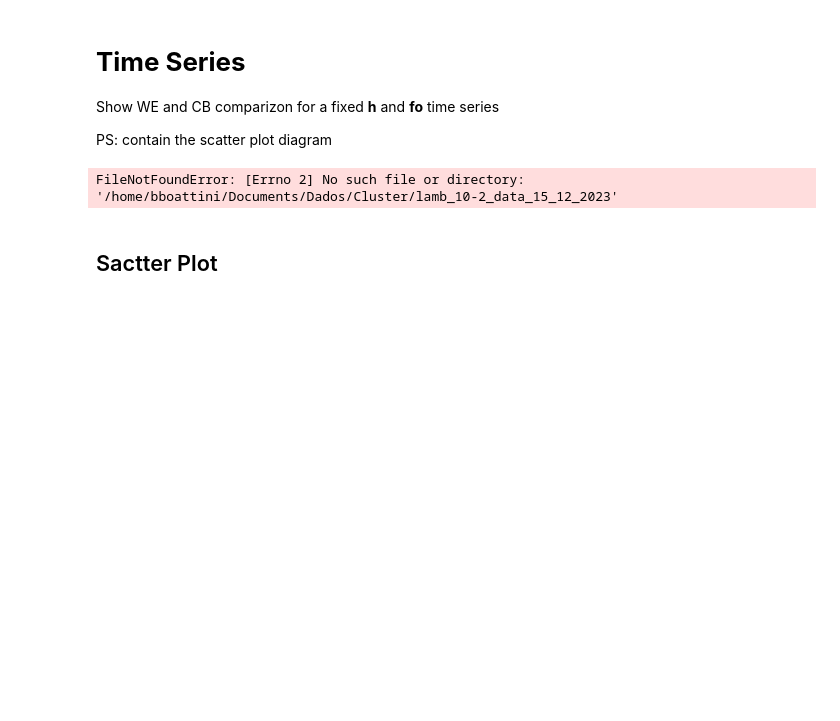
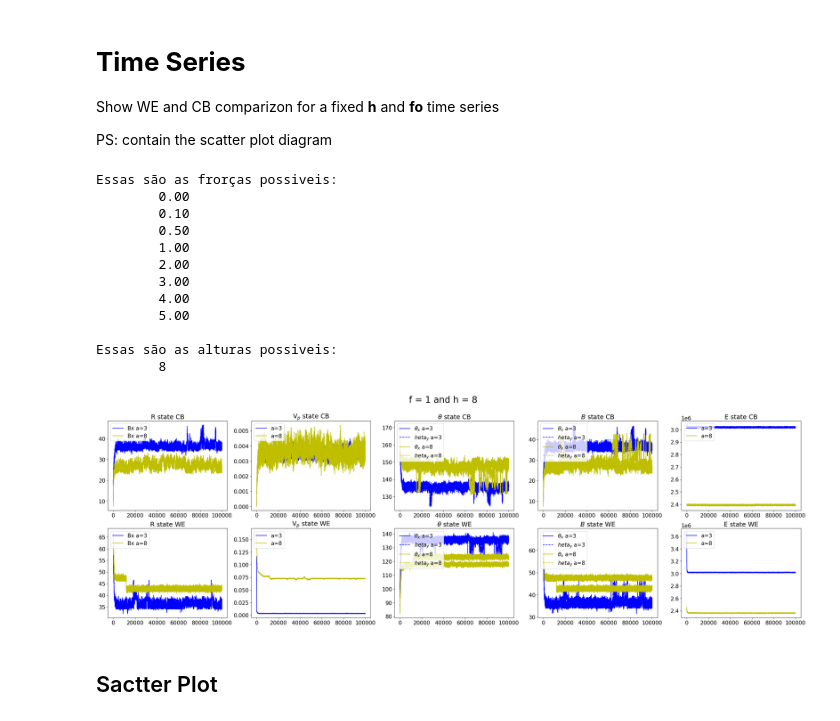
Before and after one commit to bboattini/active_drop_C, a Jupyter notebook: data_processings.ipynb, the cells around one changed output. Cells and saved outputs as stored; diff of their text form; code cells hidden in the pictures; blank space fills up the shorter version.

```diff
--- a/data_processings.ipynb
+++ b/data_processings.ipynb
@@ -7,7 +7,7 @@ import numpy as np
 import pandas as pd
 
 path = '/home/bboattini/Documents/active_drop_potts_C'
-path = '/home/bernardo/Documentos/ACTIVE_WETTING/active_drop_potts_C'
+path = str(os.getcwd())
 items = os.listdir(path)
 
 def a_from_file (File):
@@ -82,13 +82,11 @@ def extract_parameters(conf_file):
 
 Function that tests the new Center of Mass measure using the configuration file
 # %%
-path = '/home/bernardo/Documentos/ACTIVE_WETTING/active_drop_potts_C'
-
 measures = file_crawler(path)['measures'][0]
 t, V, Vw, Vo, E, bxw, byw, bxo,byo, rxw, ryw, rxo, ryo, txw, tyw,txo, tyo, npxw,npyw, npxo,npyo, vbw, vbo, vrw,vro, pw, po, fw, fo, vpw, vpo, xm_CM, ym_CM, zm_CM = np.loadtxt(measures, unpack=True)
 print(measures)
 # concertar
-'''for f in file_crawler(path)['config']:
+for f in file_crawler(path)['config']:
     l = 240
     interface = pd.DataFrame()
     site, spin = np.loadtxt(f, skiprows = 21, unpack=True)
@@ -119,7 +117,7 @@ print(measures)
     # Check if there are remaining values after the loop
     if x_values and y_values:
         x_CM.append(np.mean(x_values))
-        y_CM.append(np.mean(y_values))'''
+        y_CM.append(np.mean(y_values))
 
 # Plot xm_CM over time
 plt.plot(t, xm_CM, 'r-', label='x medida')
@@ -292,0 +282,3 @@ The same plot but organizing the legends
+# %%
+plt.rcParams['text.usetex'] = True
+print(r'MSD^1/2')
@@ -373,7 +378,7 @@ Show WE and CB comparizon for a fixed **h** and **fo** time series
 
 PS: contain the scatter plot diagram
 # %%
-file_dict = file_crawler('/home/bboattini/Documents/Dados/Cluster/lamb_10-2_data_15_12_2023')['measures']
+file_dict = file_crawler(path)['measures']
 #--------------------------------------------------------------------------------------
 #Escolha dos arquivos
 print("\nEssas são as frorças possiveis:")
@@ -399,7 +404,7 @@ j = 0
 #Inicia a figura
 fig = plt.figure(figsize=(35,10))
 h = h_from_file(files_to_read[0])
-force = files_to_read[0].split("_")[32].replace(".dsf", "")
+force = fo_from_file(files_to_read[0])
 fig.suptitle('f = '+ force + ' and h = ' + str(h), fontsize=25)
 
 plt.rcParams['font.size'] = '15'
@@ -416,11 +421,11 @@ for f in files_to_read:
   state = state_from_file(f)
   N = 1
   if state == 'WE':
-    N = 5
+    N = 6
 
   a = a_from_file(f)
   #================================GEOMETRIA================================
-  plt.subplot(2,4,N)
+  plt.subplot(2,5,N)
   plt.plot(t ,bxw ,'-' ,c = colors[int(a)], label="Bx a="+str(a))
   #plt.plot(t ,byw ,'--' ,c = colors[int(a)], label="By Water a="+str(a))
   plt.legend(loc="upper left")
@@ -437,38 +442,56 @@ for f in files_to_read:
       Volume.append(round(np.mean(vbw[int(len(vbw)/2):]), 2))
       espaco.append(int(a))
       altura.append(int(h))
   #print()
   #================================VOLUME ABAIXO============================
-  plt.subplot(2,4,N+1)
+  plt.subplot(2,5,N+1)
   plt.plot(t ,vbw ,'-' ,c = colors[int(a)], label="a="+str(a))
   plt.legend(loc="upper left")
   plt.title(r'V$_{p}$ state '+str(state_from_file(f)))
   #================================ANGULO================================
-  plt.subplot(2,4,N+2)
+  plt.subplot(2,5,N+2)
   plt.plot(t ,txw ,'-' ,c = colors[int(a)], label=r"$\theta _x$ a="+str(a))
-  #plt.plot(t ,tyw ,'--' ,c = colors[int(a)], label="$\theta _y$ a="+str(a))
+  plt.plot(t ,tyw ,'--' ,c = colors[int(a)], label="$\theta _y$ a="+str(a))
   plt.legend(loc="upper left")
   plt.title(r'$\theta$ state ' + str(state_from_file(f)))
+  #================================BASE================================
+  plt.subplot(2,5,N+3)
+  plt.plot(t ,bxw ,'-' ,c = colors[int(a)], label=r"$\theta _x$ a="+str(a))
+  plt.plot(t ,byw ,'--' ,c = colors[int(a)], label="$\theta _y$ a="+str(a))
+  plt.legend(loc="upper left")
+  plt.title(r'$B$ state ' + str(state_from_file(f)))
   #================================ENERGIA================================
-  plt.subplot(2,4,N+3)
+  plt.subplot(2,5,N+4)
   plt.plot(t,E,c = colors[int(a)], label="a="+str(a))
   plt.legend(loc="upper left")
   plt.title(f'E state {state_from_file(f)}')
 
 
 #fig.savefig(f"force{lamb}.jpg", format='jpeg')
 fig.savefig(f"h_{lamb}_f{alpha}.jpg", format='jpeg')
 if log == 'CB' or log == 'WE':
   print("Angulo")
   print(f"A = {Angulo[:,3]}")
   print("Volume")
   print(f"Vp = {Volume}")
   print("Espaco")
   print(f"a = {espaco}")
   print("Altura")
   print(f"h = {altura}")
 # %% [output]
-FileNotFoundError: [Errno 2] No such file or directory: '/home/bboattini/Documents/Dados/Cluster/lamb_10-2_data_15_12_2023'
+Essas são as frorças possiveis:
+        0.00
+        0.10
+        0.50
+        1.00
+        2.00
+        3.00
+        4.00
+        5.00
+
+Essas são as alturas possiveis:
+        8
+[figure, added]
 # %% [markdown]
 ## Sactter Plot
 # %%
```
Also changed, not shown: parts of 19 cells of this notebook, 6 other files.
